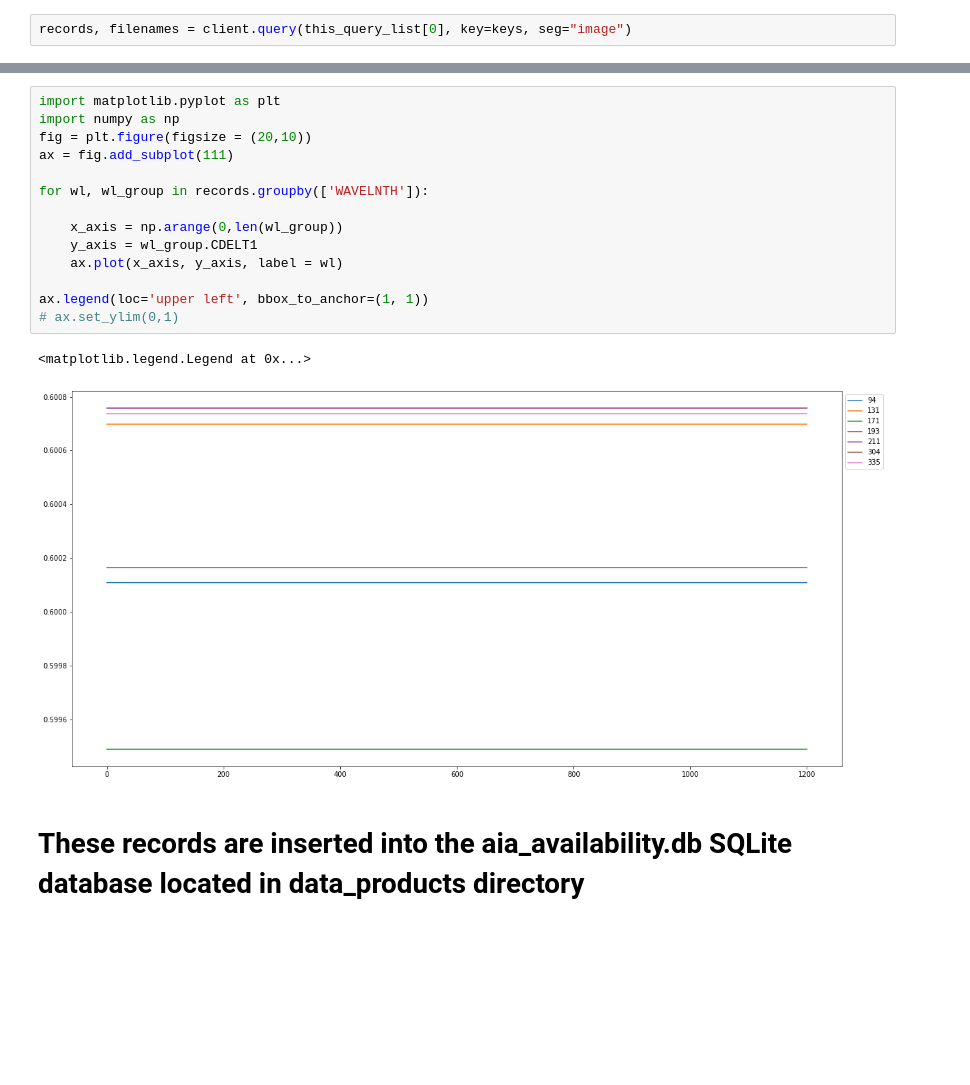
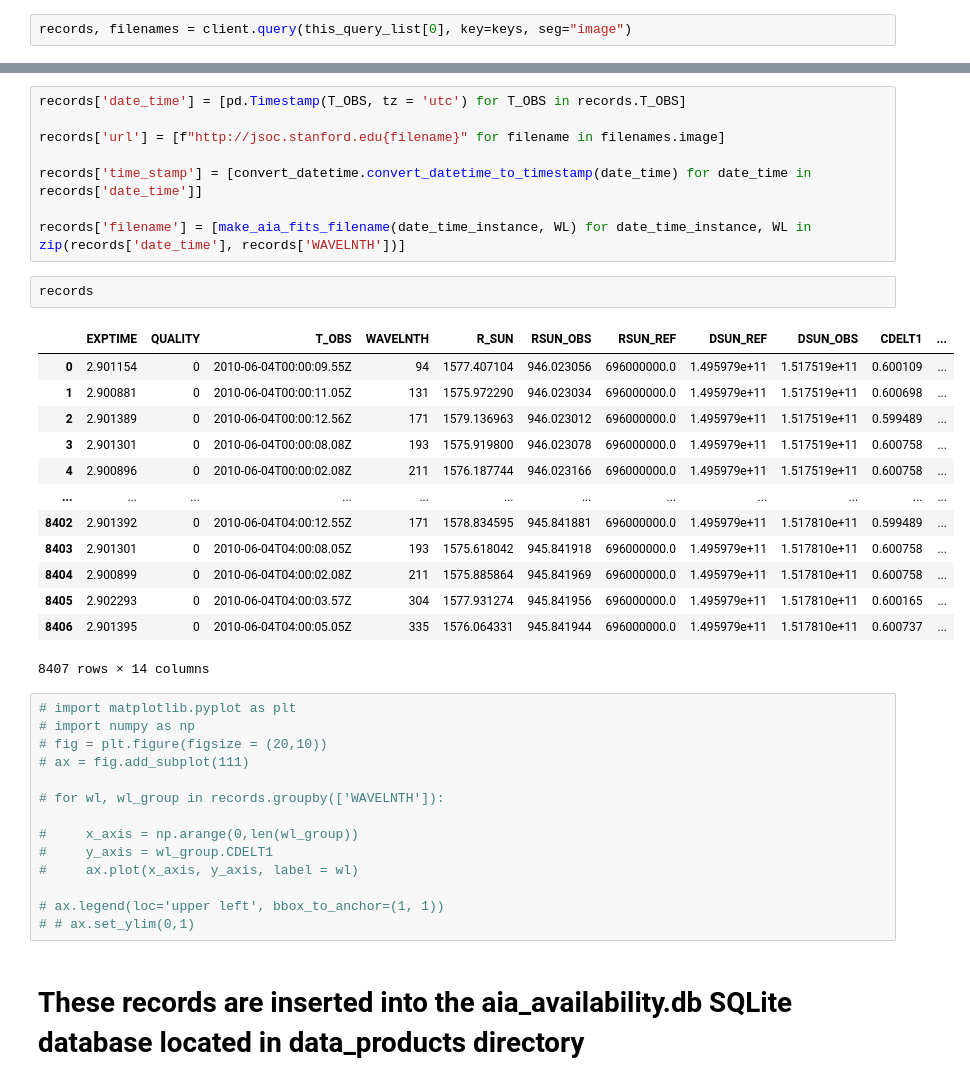
Before and after one commit to jpadial15/ALEXIS_pipeline, a Jupyter notebook: jupyter_notebooks/create_aia_avail.ipynb, the cells around one changed output, grey strips where cells are left out. Cells and saved outputs as stored; diff of their text form; blank space fills up the shorter version.

```diff
--- a/jupyter_notebooks/create_aia_avail.ipynb
+++ b/jupyter_notebooks/create_aia_avail.ipynb
@@ -126,20 +158,41 @@ records, filenames = client.query(this_query_list[0], key=keys, seg="image")
+# %%
+records['date_time'] = [pd.Timestamp(T_OBS, tz = 'utc') for T_OBS in records.T_OBS]
+
+records['url'] = [f"http://jsoc.stanford.edu{filename}" for filename in filenames.image]
+
+records['time_stamp'] = [convert_datetime.convert_datetime_to_timestamp(date_time) for date_time in records['date_time']]
+
+records['filename'] = [make_aia_fits_filename(date_time_instance, WL) for date_time_instance, WL in zip(records['date_time'], records['WAVELNTH'])]
+# %%
+records
+# %% [output]
+|  | EXPTIME | QUALITY | T_OBS | WAVELNTH | R_SUN | RSUN_OBS | RSUN_REF | DSUN_REF | DSUN_OBS | CDELT1 | ... |
+| 0 | 2.901154 | 0 | 2010-06-04T00:00:09.55Z | 94 | 1577.407104 | 946.023056 | 696000000.0 | 1.495979e+11 | 1.517519e+11 | 0.600109 | ... |
+| 1 | 2.900881 | 0 | 2010-06-04T00:00:11.05Z | 131 | 1575.972290 | 946.023034 | 696000000.0 | 1.495979e+11 | 1.517519e+11 | 0.600698 | ... |
+| 2 | 2.901389 | 0 | 2010-06-04T00:00:12.56Z | 171 | 1579.136963 | 946.023012 | 696000000.0 | 1.495979e+11 | 1.517519e+11 | 0.599489 | ... |
+| 3 | 2.901301 | 0 | 2010-06-04T00:00:08.08Z | 193 | 1575.919800 | 946.023078 | 696000000.0 | 1.495979e+11 | 1.517519e+11 | 0.600758 | ... |
+| 4 | 2.900896 | 0 | 2010-06-04T00:00:02.08Z | 211 | 1576.187744 | 946.023166 | 696000000.0 | 1.495979e+11 | 1.517519e+11 | 0.600758 | ... |
+| ... | ... | ... | ... | ... | ... | ... | ... | ... | ... | ... | ... |
+| 8402 | 2.901392 | 0 | 2010-06-04T04:00:12.55Z | 171 | 1578.834595 | 945.841881 | 696000000.0 | 1.495979e+11 | 1.517810e+11 | 0.599489 | ... |
+| 8403 | 2.901301 | 0 | 2010-06-04T04:00:08.05Z | 193 | 1575.618042 | 945.841918 | 696000000.0 | 1.495979e+11 | 1.517810e+11 | 0.600758 | ... |
+| 8404 | 2.900899 | 0 | 2010-06-04T04:00:02.08Z | 211 | 1575.885864 | 945.841969 | 696000000.0 | 1.495979e+11 | 1.517810e+11 | 0.600758 | ... |
+| 8405 | 2.902293 | 0 | 2010-06-04T04:00:03.57Z | 304 | 1577.931274 | 945.841956 | 696000000.0 | 1.495979e+11 | 1.517810e+11 | 0.600165 | ... |
+| 8406 | 2.901395 | 0 | 2010-06-04T04:00:05.05Z | 335 | 1576.064331 | 945.841944 | 696000000.0 | 1.495979e+11 | 1.517810e+11 | 0.600737 | ... |
+8407 rows × 14 columns
 # %%
-import matplotlib.pyplot as plt
-import numpy as np
-fig = plt.figure(figsize = (20,10))
-ax = fig.add_subplot(111)
+# import matplotlib.pyplot as plt
+# import numpy as np
+# fig = plt.figure(figsize = (20,10))
+# ax = fig.add_subplot(111)
 
-for wl, wl_group in records.groupby(['WAVELNTH']):
+# for wl, wl_group in records.groupby(['WAVELNTH']):
 
-    x_axis = np.arange(0,len(wl_group))
-    y_axis = wl_group.CDELT1
-    ax.plot(x_axis, y_axis, label = wl)
+#     x_axis = np.arange(0,len(wl_group))
+#     y_axis = wl_group.CDELT1
+#     ax.plot(x_axis, y_axis, label = wl)
 
-ax.legend(loc='upper left', bbox_to_anchor=(1, 1))
-# ax.set_ylim(0,1)
+# ax.legend(loc='upper left', bbox_to_anchor=(1, 1))
+# # ax.set_ylim(0,1)
-# %% [output]
-<matplotlib.legend.Legend at 0x...>
-[figure, removed]
 # %% [markdown]
 # These records are inserted into the aia_availability.db SQLite database located in data_products directory
 # %% [markdown]
```
Also changed, not shown: parts of 2 cells of this notebook.
